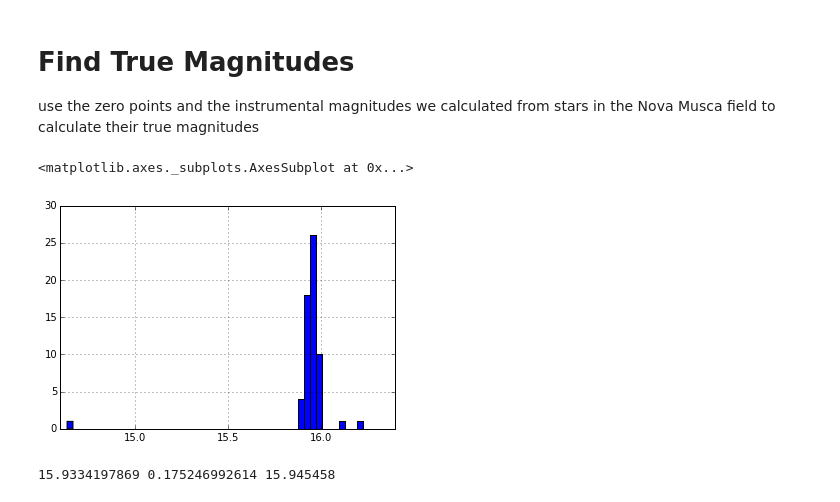
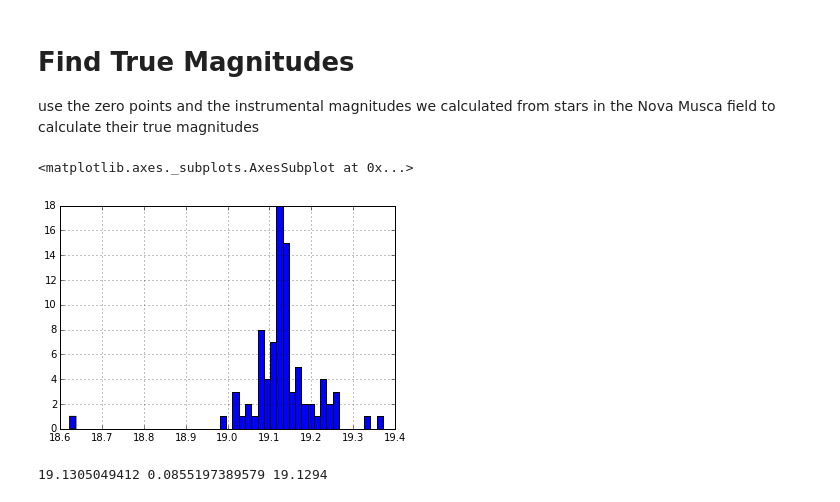
Before and after one commit to ih64/NovaMusca, a Jupyter notebook: NovaMuscaCalibration.ipynb, the cells around one changed output. Saved outputs shown, nothing was run; the diff lists cells and outputs as text; code cells hidden in the pictures.

Commit message:
calculate true magnitudes of data using zero points from 2006-2013, data in files photCalI.csv and photcalV.csv

```diff
--- a/NovaMuscaCalibration.ipynb
+++ b/NovaMuscaCalibration.ipynb
@@ -573,10 +585,24 @@ poop=pd.merge(pd.concat([suzpts,zpts]).ix[:,['date','star','v','cv','xv']],photV
-# %%
-caca=poop['mag10'] - poop['cv'] - (poop['airmass']*0.144)
-caca.hist(bins=50)
-# %% [output]
-<matplotlib.axes._subplots.AxesSubplot at 0x...>
-[figure, removed]
+# %%
+masterV=pd.merge(pd.concat([suzpts,zpts]).ix[:,['date','star','v','cv','xv']],photVTable, on='date')
+#the extinction coef for V was .14 before 200905 and .144 after
+def excoefV(date):
+    if date < 90500:
+        return .14
+    else:
+        return .144
+masterV['excoefV']=masterV['date'].apply(lambda x: excoefV(x))
+photCalV=masterV.ix[:,['date','juliandate']].join(
+    masterV.ix[:,['mag1','mag2','mag3','mag4','mag5',
+                  'mag6','mag7','mag8','mag9','mag10']].apply(
+        lambda x: x - masterV['cv'] - (masterV['airmass']*masterV['excoefV']), axis=0))
+photCalV.to_csv('photCalV.csv')
+# %%
+calib=masterV['mag1'] - masterV['cv'] - (masterV['airmass']*masterV['excoefV'])
+calib.hist(bins=50)
+# %% [output]
+<matplotlib.axes._subplots.AxesSubplot at 0x...>
+[figure, added]
 # %%
-print caca.mean(), caca.std(), caca.median()
+print calib.mean(), calib.std(), calib.median()
 # %% [output]
-15.9334197869 0.175246992614 15.945458
+19.1305049412 0.0855197389579 19.1294
```
Also changed, not shown: parts of 12 cells of this notebook, 4 other files.
